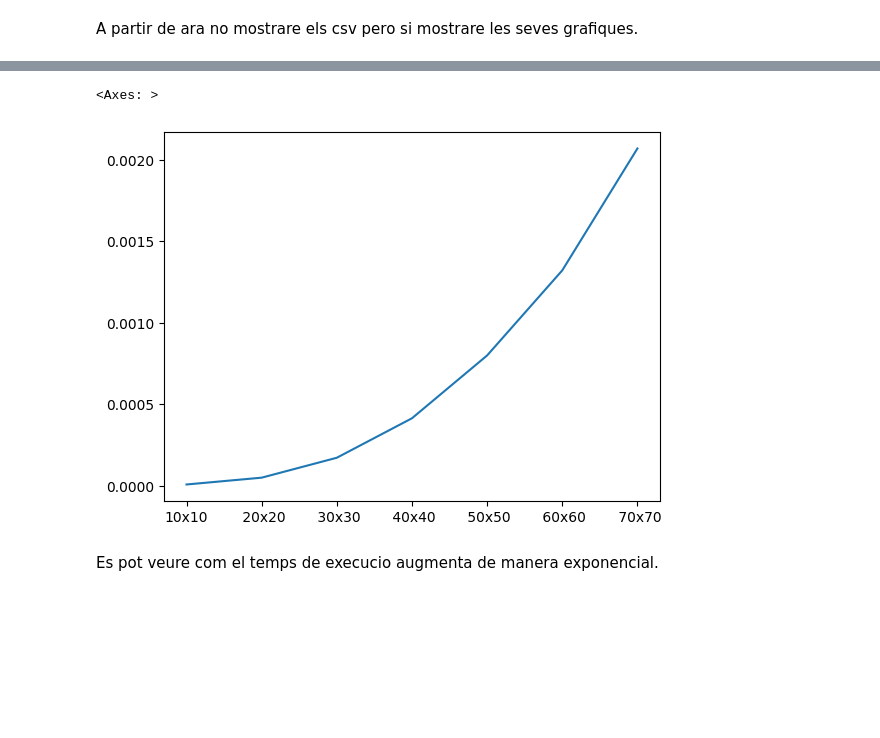
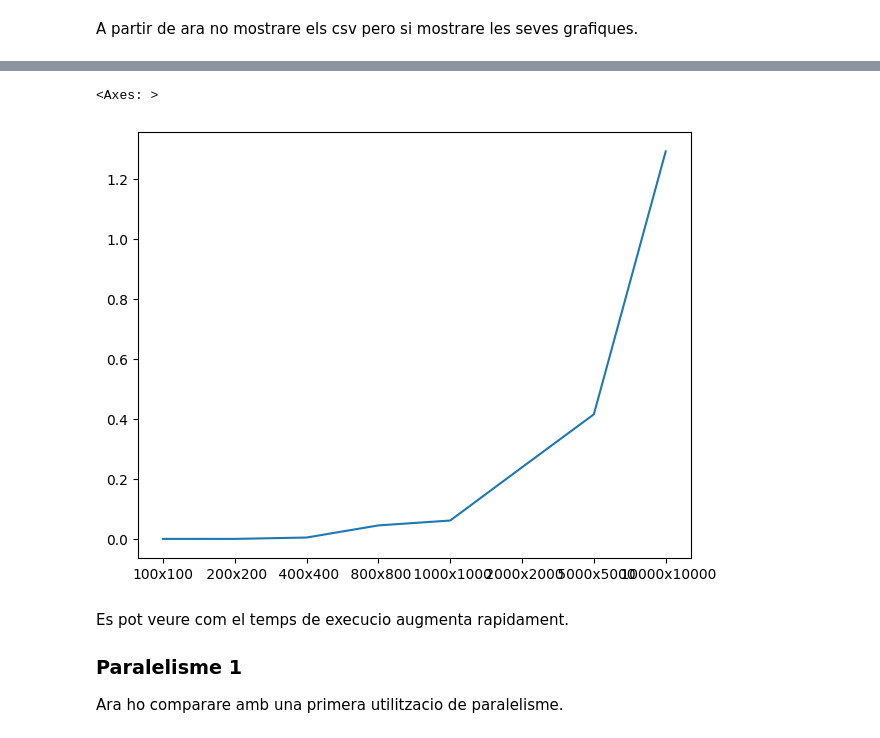
Before and after one commit to u1978882/OpenMP, a Jupyter notebook: matrius/grafics.ipynb, the cells around one changed output, grey strips where cells are left out. Cells and saved outputs as stored; diff of their text form; code cells hidden in the pictures; blank space fills up the shorter version.

```diff
--- a/matrius/grafics.ipynb
+++ b/matrius/grafics.ipynb
@@ -16,6 +16,6 @@ import matplotlib.pyplot as plt
 
 Resultat
 # %%
-dfps = pd.read_csv('csv/producteSequencial.csv')
-dfps
+dfss = pd.read_csv('csv/sumaSequencial.csv')
+dfss
 # %% [output]
@@ -47,7 +47,10 @@ dfps.plot();
 # %%
-dfps.mean(numeric_only=True).plot()
+dfss.mean(numeric_only=True).plot()
 # %% [output]
 <Axes: >
-[figure, old version]
+[figure, new version]
 # %% [markdown]
-Es pot veure com el temps de execucio augmenta de manera exponencial.
+Es pot veure com el temps de execucio augmenta rapidament.
+
+### Paralelisme 1
+Ara ho comparare amb una primera utilitzacio de paralelisme.
```
Also changed, not shown: parts of 8 cells of this notebook, 6 other files.
